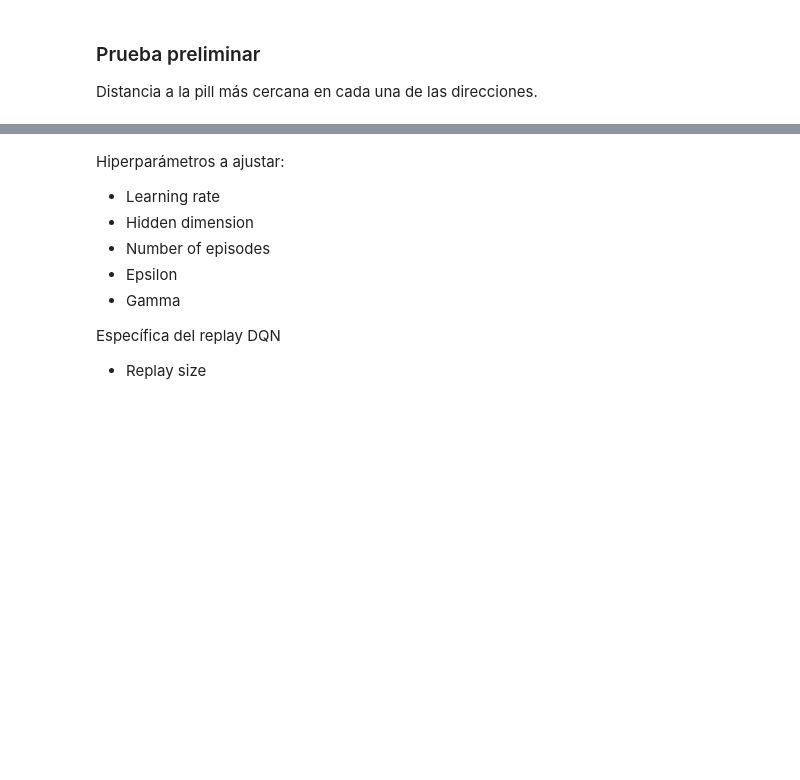
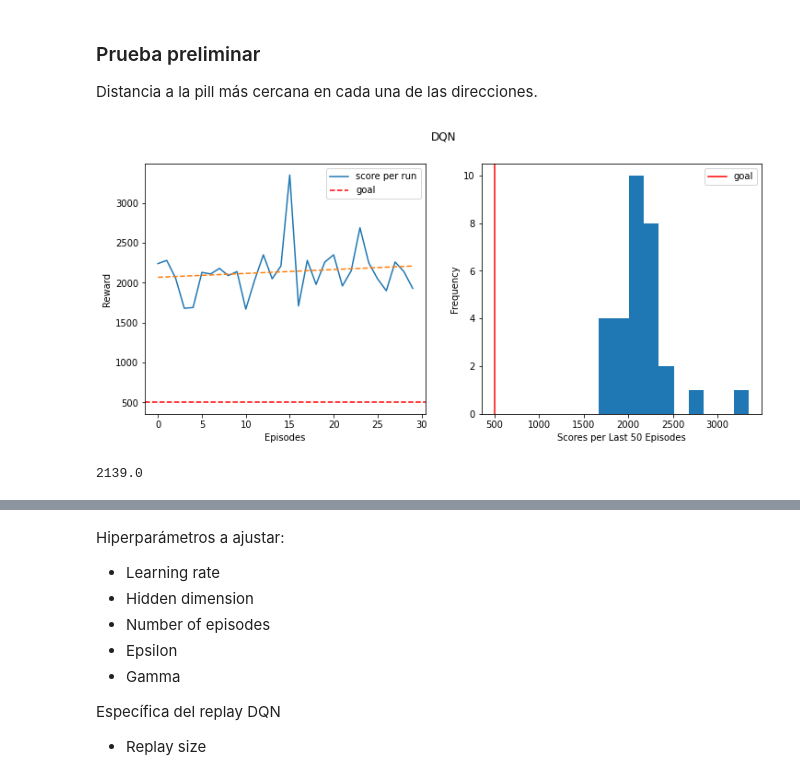
Before and after one commit to alcorpas10/MsPacManRL, a Jupyter notebook: MsPacManDeepRL/src/main/java/sockets/DeepQLearning.ipynb, the cells around one changed output, grey strips where cells are left out. Drawn from its saved outputs; the diff is of its cells as text; code cells hidden in the pictures; blank space fills up the shorter version.

```diff
--- a/MsPacManDeepRL/src/main/java/sockets/DeepQLearning.ipynb
+++ b/MsPacManDeepRL/src/main/java/sockets/DeepQLearning.ipynb
@@ -167,7 +167,7 @@ def q_learning(model, episodes = 100, gamma=0.7, epsilon=0.3, title = 'DQN'):
 
 
         final.append(total)
-        #plot_res(final, title)
+        plot_res(final, title)
 
         #print("episode: {}, total reward: {}".format(episode_i, total))
 
@@ -235,4 +235,9 @@ def q_learning_old(model, episodes = 100, gamma=0.7, epsilon=0.3, title = 'DQN')
             #torch.save(model, "model.mdl")
             #return final
     return final
+# %%
+q_learning(model, episodes=30, epsilon=1)
+# %% [output]
+[figure, added]
+2139.0
 # %%
```
Also changed, not shown: parts of 5 cells of this notebook, 2 other files.
